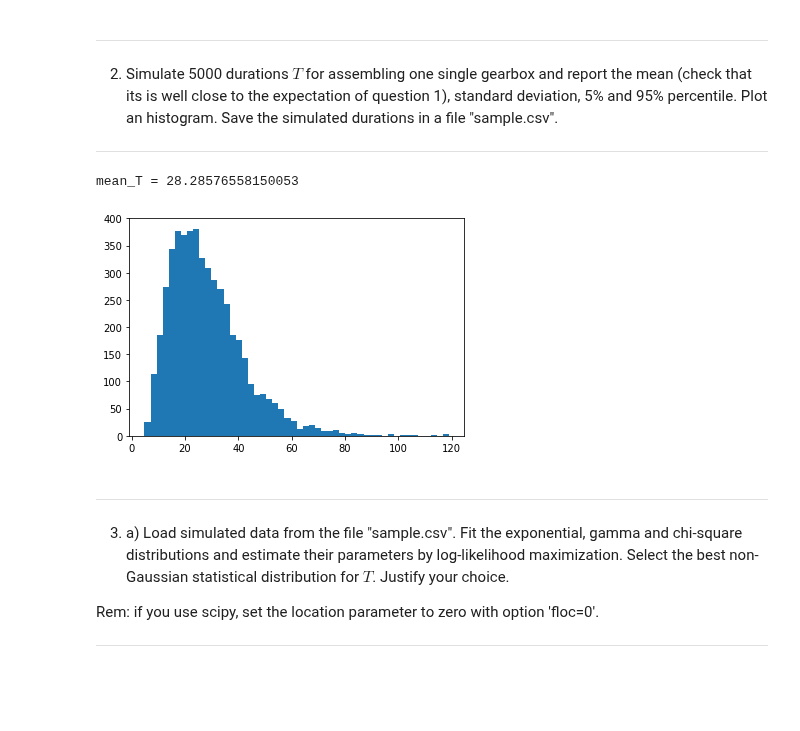
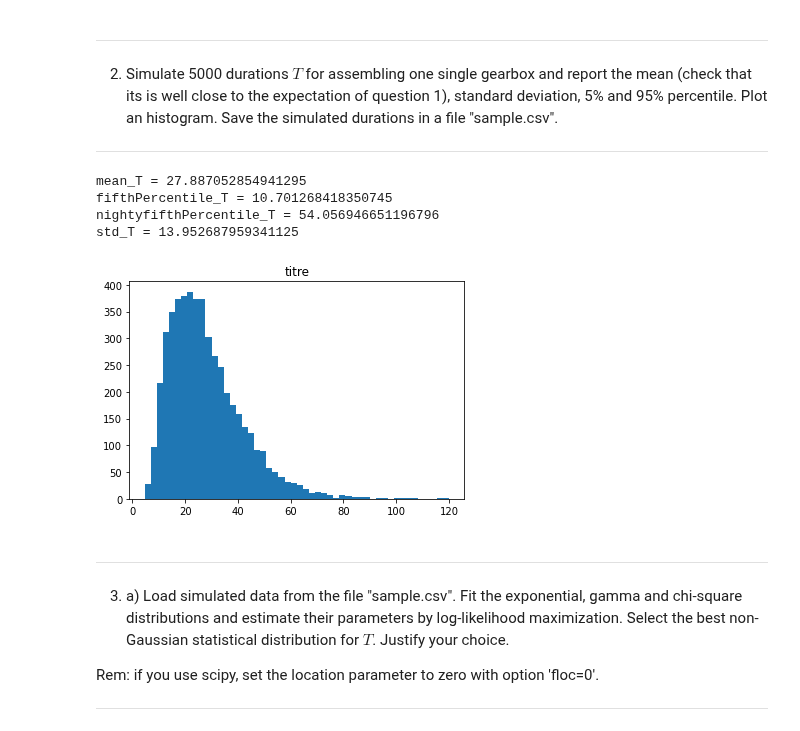
Before and after one commit to evandieren/Statistics-and-Data-Science-LEPL1109, a Jupyter notebook: Hackathon1.ipynb, the cells around one changed output. Cells and saved outputs as stored; diff of their text form; code cells hidden in the pictures; blank space fills up the shorter version.

```diff
--- a/Hackathon1.ipynb
+++ b/Hackathon1.ipynb
@@ -69,23 +79,42 @@ Nous pouvons observer par linéarité que $\mathbb{E}(T)$ = $\mathbb{E}(T_1) + 0
 # %%
-import scipy.stats as sc
-import numpy as np
-import random
-import matplotlib.pyplot as plt
+T = np.zeros(5000)
 
-T = np.zeros(5000)
+M1a = 49/4
+M1scale = 4/7
+M2scale = 12
+M3a = 4
+M3scale = 4
+M4scale = 8
 
 for i in range(5000):
     second_m = random.choices([0,1], weights=[0.25,0.75])[0] # 1 if 2nd machine, 0 otherwise
-    T[i] = sc.gamma.rvs(a = 49/4,scale = 4/7,size=1) \
-           + second_m*sc.expon.rvs(scale=12) \
-           + (1-second_m)*sc.gamma.rvs(a = 4,scale = 4,size=1) \
-           + sc.expon.rvs(scale=8)
+    T[i] = sc.gamma.rvs(a = M1a,scale = M1scale,size=1) \
+           + second_m*sc.expon.rvs(scale=M2exp) \
+           + (1-second_m)*sc.gamma.rvs(a = M3a,scale = M3scale,size=1) \
+           + sc.expon.rvs(scale=M4scale)
+
+fifthPercentile_T = np.quantile(T,q=0.05)
+nightyfifthPercentile_T = np.quantile(T,q=0.95)
+std_T = np.std(T)
 
 print("mean_T = {}".format(np.mean(T)))
-plt.hist(T,bins=50);
+print("fifthPercentile_T = {}".format(fifthPercentile_T))
+print("nightyfifthPercentile_T = {}".format(nightyfifthPercentile_T))
+print("std_T = {}".format(std_T))
 # %% [output]
-mean_T = 28.28576558150053
+mean_T = 27.887052854941295
+fifthPercentile_T = 10.701268418350745
+nightyfifthPercentile_T = 54.056946651196796
+std_T = 13.952687959341125
-[figure, removed]
+# %%
+# plot
+plt.hist(T,bins=50);
+plt.title("titre")
+plt.show()
+
+np.savetxt("sample.csv", T, delimiter=",")
+# %% [output]
+[figure, added]
 # %% [markdown]
 
 ------------------------------------------------------------------------------------------------------
```
Also changed, not shown: parts of 4 cells of this notebook, 1 other file.
